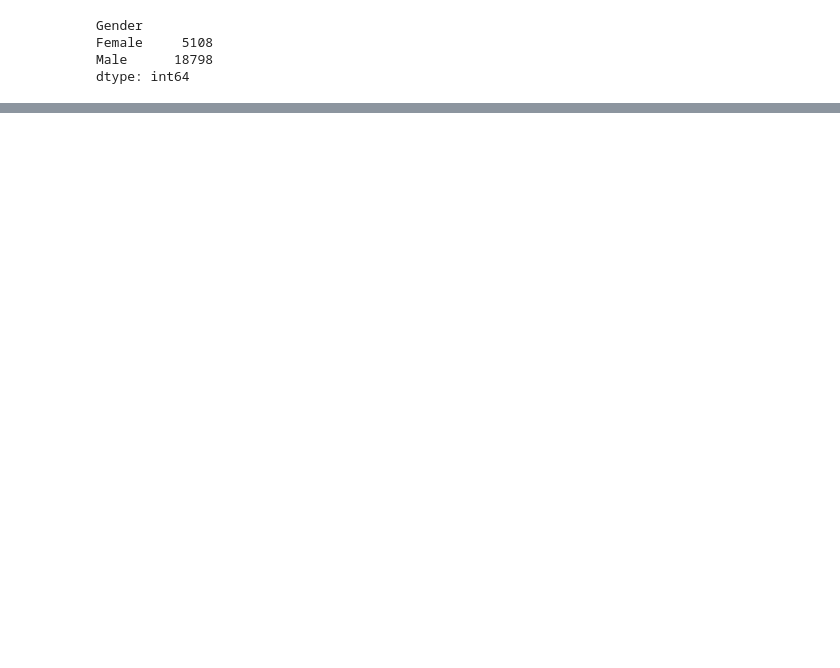
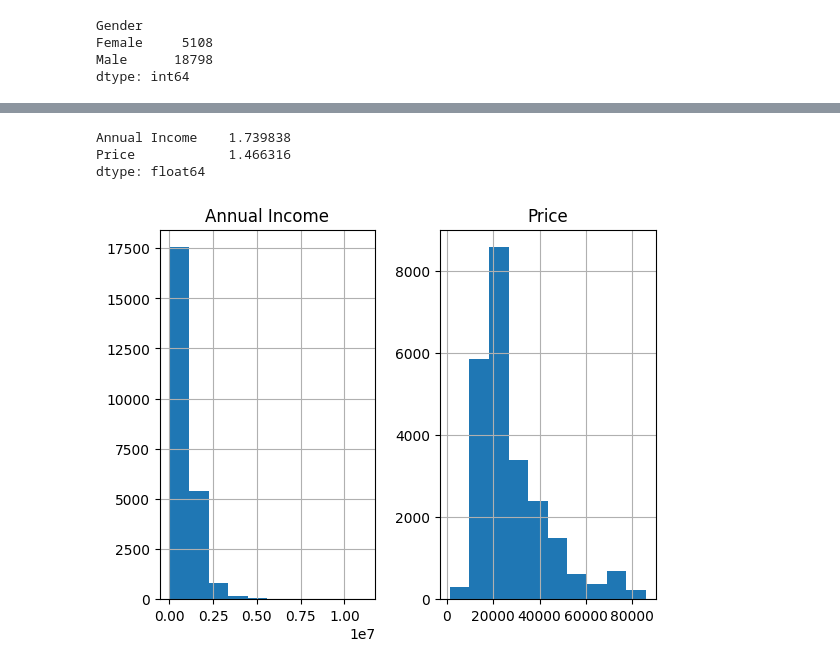
Before and after one commit to sulaimank/CAPcourse, a Jupyter notebook: filePreviews-sk.ipynb, the cells around one changed output, grey strips where cells are left out. Cells and saved outputs as stored; diff of their text form; code cells hidden in the pictures; blank space fills up the shorter version.

```diff
--- a/filePreviews-sk.ipynb
+++ b/filePreviews-sk.ipynb
@@ -135,0 +136,15 @@ Transmission_Manual             1.000000
+# %%
+skews = carSales.skew()
+print(skews)
+# %% [output]
+Annual Income    1.739838
+Price            1.466316
+dtype: float64
+# %%
+from matplotlib import pyplot
+
+# Let's get a better understanding of the distribution of each attribute via histograms (number of observations in each bin)
+carSales.hist()
+pyplot.show()
+# %% [output]
+[figure, added]
```
Also changed, not shown: parts of 3 cells of this notebook.
